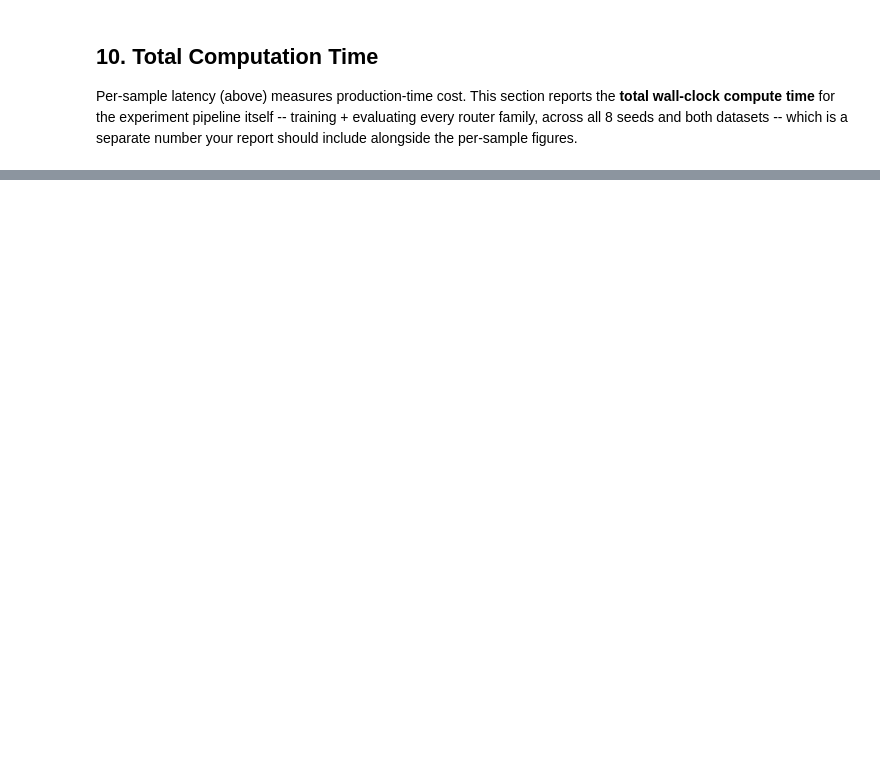
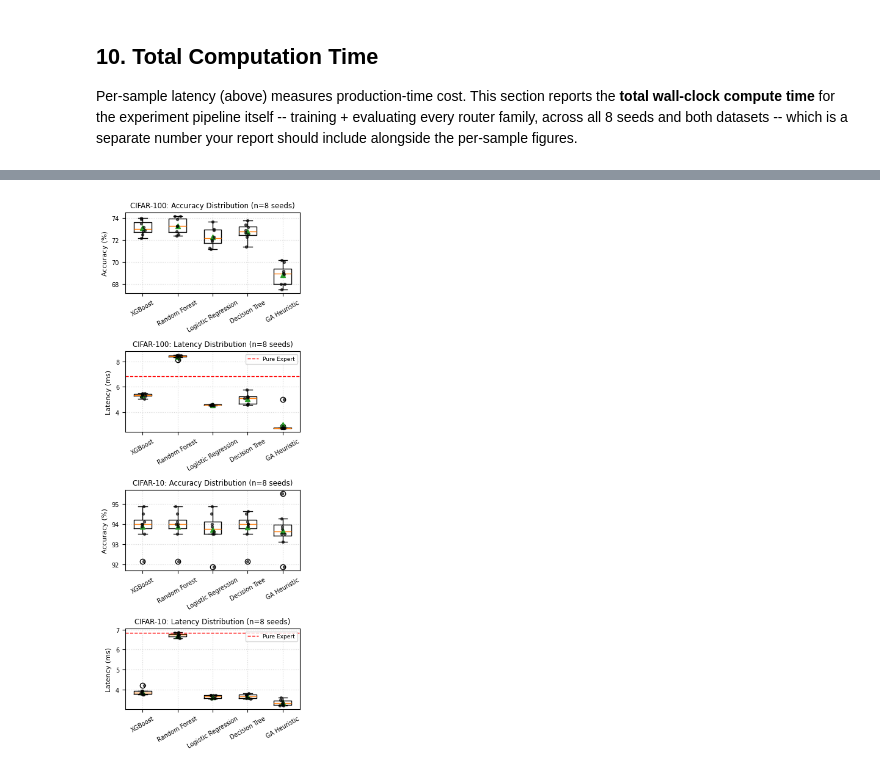
Before and after one commit to sved07/XGB-Cascade-Classifier, a Jupyter notebook: idk_cascade_full_study.ipynb, the cells around one changed output, grey strips where cells are left out. Cells and saved outputs as stored; diff of their text form; code cells hidden in the pictures; blank space fills up the shorter version.

```diff
--- a/idk_cascade_full_study.ipynb
+++ b/idk_cascade_full_study.ipynb
@@ -793,0 +791,58 @@ Samples where they disagree: 7 / 800
+# %%
+plt.rcParams.update({
+    'font.size': 8,
+    'axes.labelsize': 8,
+    'axes.titlesize': 8.5,
+    'xtick.labelsize': 7,
+    'ytick.labelsize': 7,
+    'legend.fontsize': 6.5,
+    'lines.linewidth': 1.0,
+    'lines.markersize': 3,
+})
+
+router_names = list(ROUTER_REGISTRY.keys())
+labels = [ROUTER_REGISTRY[n]['label'] for n in router_names]
+datasets = trial_df['dataset'].unique()
+n_ds = len(datasets)
+
+# Single column width: ~3.5 inches
+fig, axes = plt.subplots(n_ds * 2, 1, figsize=(3.5, 2.3 * n_ds * 2), sharex=False)
+if n_ds == 1:
+    axes = np.array([axes])
+
+for row, dataset_name in enumerate(datasets):
+    ds_df = trial_df[trial_df['dataset'] == dataset_name]
+    acc_data = [ds_df[f'{n}_accuracy'].values for n in router_names]
+    lat_data = [ds_df[f'{n}_latency'].values for n in router_names]
+
+    # Accuracy Plot
+    ax_acc = axes[row * 2]
+    ax_acc.boxplot(acc_data, labels=labels, showmeans=True, widths=0.5)
+    for i, d in enumerate(acc_data):
+        jitter_x = np.random.normal(i + 1, 0.04, size=len(d))
+        ax_acc.scatter(jitter_x, d, alpha=0.6, s=8, color='black', zorder=3)
+    ax_acc.set_title(f'{dataset_name}: Accuracy Distribution (n=8 seeds)')
+    ax_acc.set_ylabel('Accuracy (%)')
+    ax_acc.tick_params(axis='x', rotation=30)
+    ax_acc.grid(True, linestyle=':', alpha=0.5)
+
+    # Latency Plot
+    ax_lat = axes[row * 2 + 1]
+    ax_lat.boxplot(lat_data, labels=labels, showmeans=True, widths=0.5)
+    for i, d in enumerate(lat_data):
+        jitter_x = np.random.normal(i + 1, 0.04, size=len(d))
+        ax_lat.scatter(jitter_x, d, alpha=0.6, s=8, color='black', zorder=3)
+    ax_lat.axhline(ds_df['expert_latency'].mean(), color='red', linestyle='--',
+                   linewidth=1.0, label='Pure Expert')
+    ax_lat.set_title(f'{dataset_name}: Latency Distribution (n=8 seeds)')
+    ax_lat.set_ylabel('Latency (ms)')
+    ax_lat.tick_params(axis='x', rotation=30)
+    ax_lat.grid(True, linestyle=':', alpha=0.5)
+    ax_lat.legend(loc='upper right', framealpha=0.8)
+
+plt.tight_layout()
+plt.savefig('fig_raw_distributions_single_col.pdf', bbox_inches='tight', facecolor='white')
+plt.savefig('fig_raw_distributions_single_col.png', dpi=300, bbox_inches='tight', facecolor='white')
+plt.show()
+# %% [output]
+[figure, added]
```
Also changed, not shown: parts of 10 cells of this notebook.
